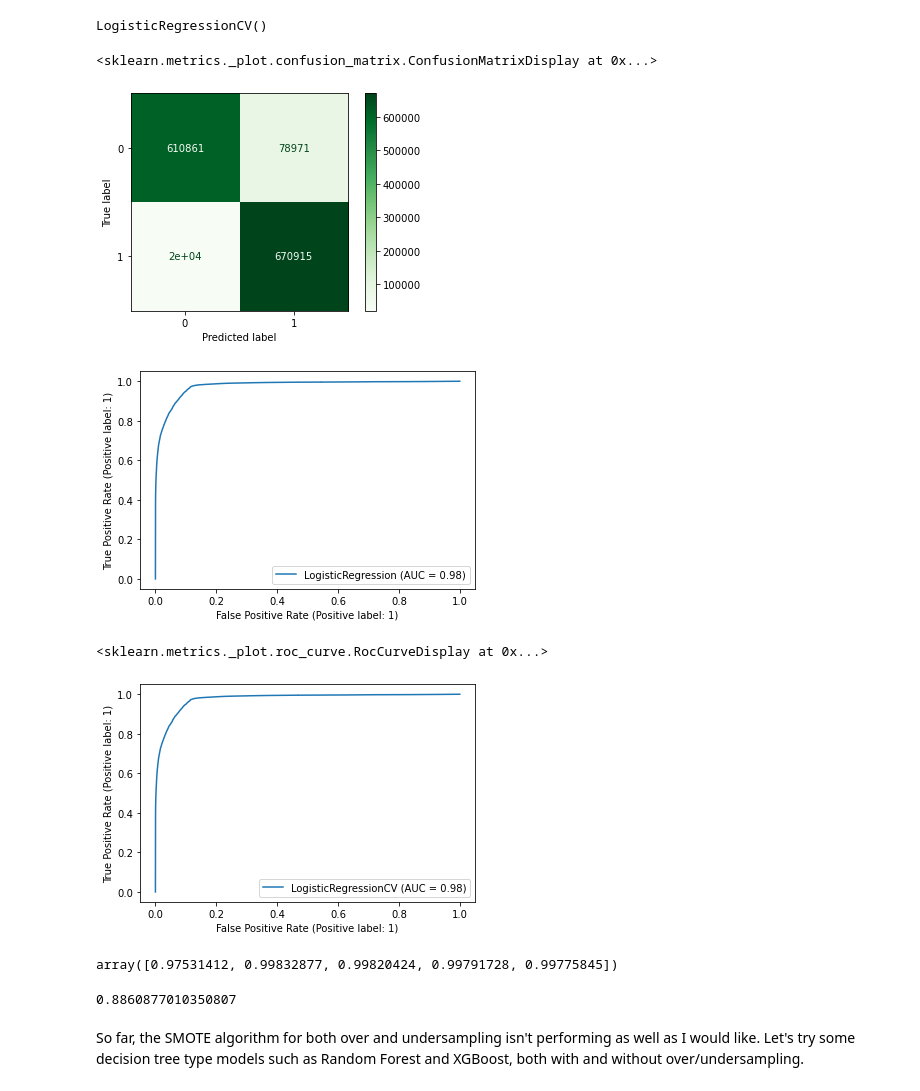
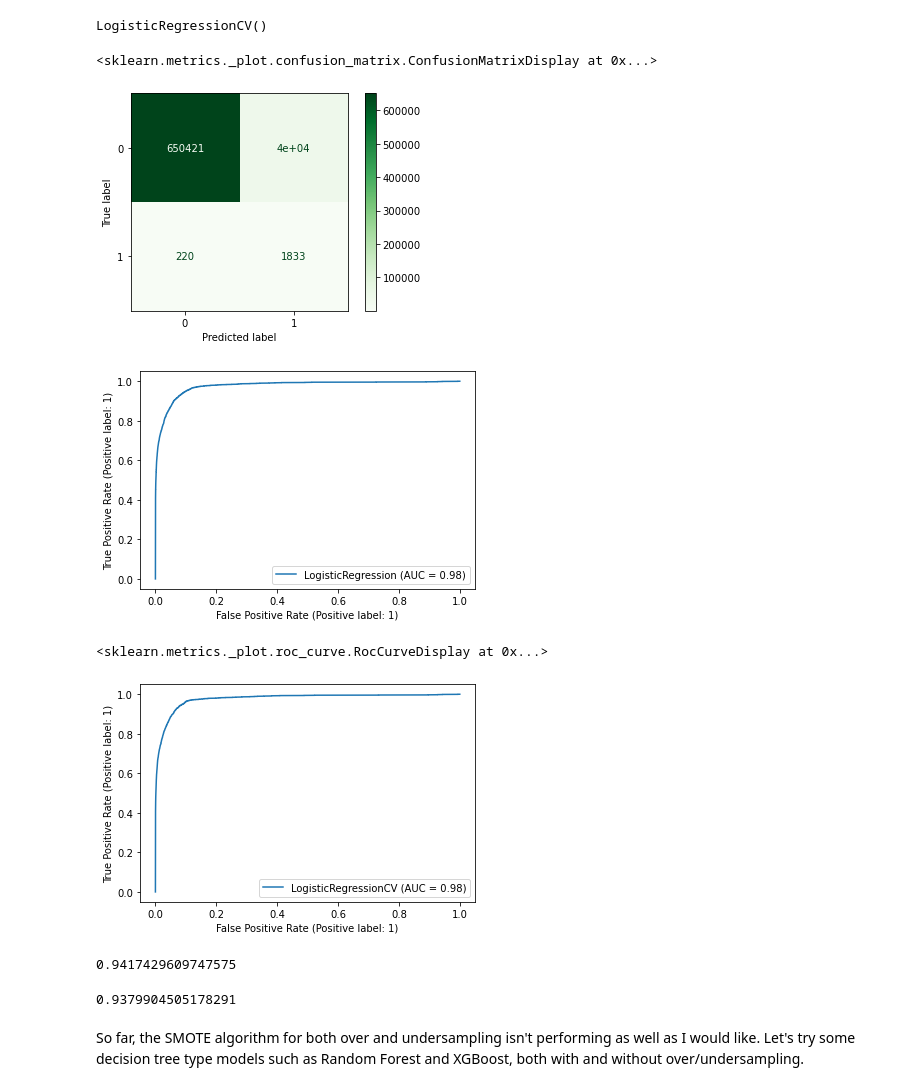
Before and after one commit to kduane/fake_fraud, a Jupyter notebook: modeling.ipynb, the cells around one changed output. Saved outputs shown, nothing was run; the diff lists cells and outputs as text; code cells hidden in the pictures.

```diff
--- a/modeling.ipynb
+++ b/modeling.ipynb
@@ -186,8 +180,7 @@ over = SMOTE(sampling_strategy = 0.1)
 under = RandomUnderSampler(sampling_strategy = 0.5)
 steps = [('o', over), ('u', under)]
 balance_pipe = Pipeline(steps = steps)
-X2, y2 = balance_pipe.fit_resample(X, y)
-X2_train, X2_test, y2_train, y2_test = train_test_split(X1, y1, random_state = 42)
+X2_train, y2_train = balance_pipe.fit_resample(X_train, y_train)
 
 bal_lr = LogisticRegression()
 bal_lrcv = LogisticRegressionCV()
@@ -197,27 +190,23 @@ bal_lrcv.fit(X2_train, y2_train)
 # %% [output]
 LogisticRegressionCV()
 # %%
-plot_confusion_matrix(bal_lr, X2_test, y2_test, cmap= 'Greens')
+plot_confusion_matrix(bal_lr, X_test, y_test, cmap= 'Greens')
 # %% [output]
 <sklearn.metrics._plot.confusion_matrix.ConfusionMatrixDisplay at 0x...>
-[figure, old version]
+[figure, new version]
 # %%
-plot_roc_curve(bal_lr, X2_test, y2_test);
+plot_roc_curve(bal_lr, X_test, y_test);
 # %% [output]
-[figure, old version]
+[figure, new version]
 # %%
-plot_roc_curve(bal_lrcv, X2_test, y2_test)
+plot_roc_curve(bal_lrcv, X_test, y_test)
 # %% [output]
 <sklearn.metrics._plot.roc_curve.RocCurveDisplay at 0x...>
-[figure, old version]
+[figure, new version]
 # %%
 bal_preds1 = bal_lr.predict(X_test)
 bal_preds2 = bal_lrcv.predict(X_test)
-# %%
-cross_val_score(bal_lr, X, y)
-# %% [output]
-array([0.97531412, 0.99832877, 0.99820424, 0.99791728, 0.99775845])
 # %%
 accuracy_score(y_test, bal_preds1)
 # %% [output]
-0.8860877010350807
+0.9417429609747575
@@ -226,5 +213,7 @@ cross_val_score(bal_lrcv, X, y)
 # %%
 accuracy_score(y_test, bal_preds2)
+# %% [output]
+0.9379904505178291
 # %% [markdown]
 So far, the SMOTE algorithm for both over and undersampling isn't performing as well as I would like.  Let's try some decision tree type models such as Random Forest and XGBoost, both with and without over/undersampling.
 # %%
```
Also changed, not shown: parts of 23 cells of this notebook, 2 other files.
